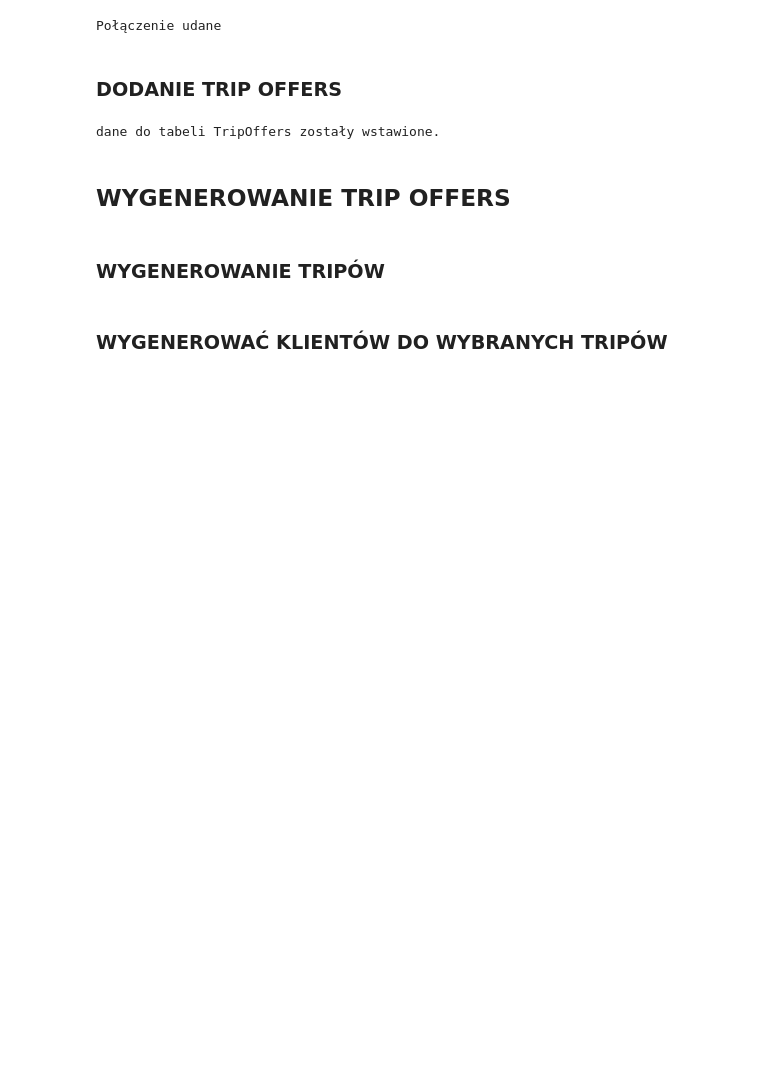
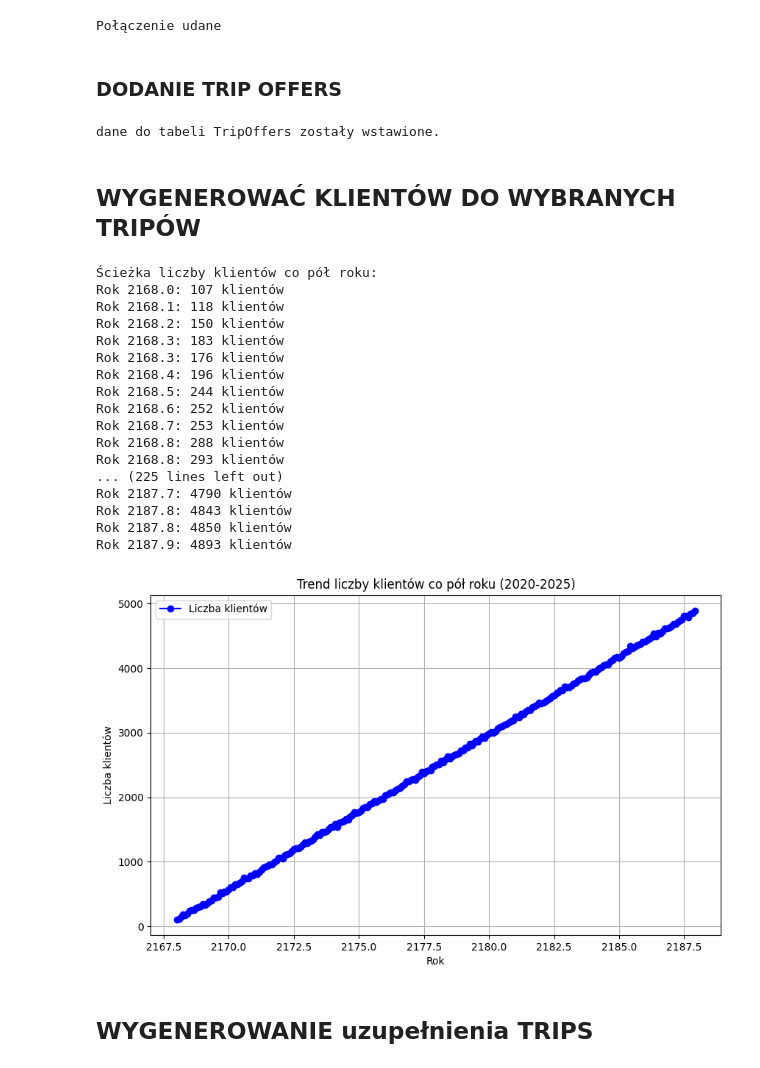
Before and after one commit to Enlightened-Monkey/Space-U, a Jupyter notebook: scripts/connect.ipynb, the cells around one changed output. Drawn from its saved outputs; the diff is of its cells as text; code cells hidden in the pictures; blank space fills up the shorter version.

```diff
--- a/scripts/connect.ipynb
+++ b/scripts/connect.ipynb
@@ -481,9 +472,58 @@ con.commit()
 print("dane do tabeli TripOffers zostały wstawione.")
 # %% [output]
 dane do tabeli TripOffers zostały wstawione.
-# %% [markdown]
-## WYGENEROWANIE TRIP OFFERS
-# %% [markdown]
-### WYGENEROWANIE TRIPÓW
 # %% [markdown]
-### WYGENEROWAĆ KLIENTÓW DO WYBRANYCH TRIPÓW
+## WYGENEROWAĆ KLIENTÓW DO WYBRANYCH TRIPÓW
+# %%
+import numpy as np
+import matplotlib.pyplot as plt
+
+# Parametry
+lata = np.arange(2168, 2188, 1/12)  # Krok co pół roku od 2020 do 2025
+n_okresow = len(lata)
+poczatkowa_liczba_klientow = 100  # Początkowa liczba klientów
+trend_wzrostu = 20  # Średni wzrost liczby klientów na okres
+szum = 15  # Amplituda losowych fluktuacji
+
+# Generowanie danych
+np.random.seed(42)  # Dla powtarzalności wyników
+klienci = poczatkowa_liczba_klientow + trend_wzrostu * np.arange(n_okresow)
+klienci = klienci + np.random.normal(0, szum, n_okresow)
+klienci = np.round(klienci).astype(int)  # Zaokrąglenie do liczb całkowitych
+klienci = np.maximum(klienci, 0)  # Upewniamy się, że liczba klientów nie jest ujemna
+
+# Wyświetlanie wyników
+print("Ścieżka liczby klientów co pół roku:")
+for rok, liczba_klientow in zip(lata, klienci):
+    print(f"Rok {rok:.1f}: {liczba_klientow} klientów")
+
+# Wizualizacja
+plt.figure(figsize=(10, 6))
+plt.plot(lata, klienci, marker='o', linestyle='-', color='b', label='Liczba klientów')
+plt.title('Trend liczby klientów co pół roku (2020-2025)')
+plt.xlabel('Rok')
+plt.ylabel('Liczba klientów')
+plt.grid(True)
+plt.legend()
+plt.show()
+# %% [output]
+Ścieżka liczby klientów co pół roku:
+Rok 2168.0: 107 klientów
+Rok 2168.1: 118 klientów
+Rok 2168.2: 150 klientów
+Rok 2168.3: 183 klientów
+Rok 2168.3: 176 klientów
+Rok 2168.4: 196 klientów
+Rok 2168.5: 244 klientów
+Rok 2168.6: 252 klientów
+Rok 2168.7: 253 klientów
+Rok 2168.8: 288 klientów
+Rok 2168.8: 293 klientów
+... (225 lines left out)
+Rok 2187.7: 4790 klientów
+Rok 2187.8: 4843 klientów
+Rok 2187.8: 4850 klientów
+Rok 2187.9: 4893 klientów
+[figure, added]
+# %% [markdown]
+## WYGENEROWANIE uzupełnienia TRIPS
```
Also changed, not shown: parts of 5 cells of this notebook.
